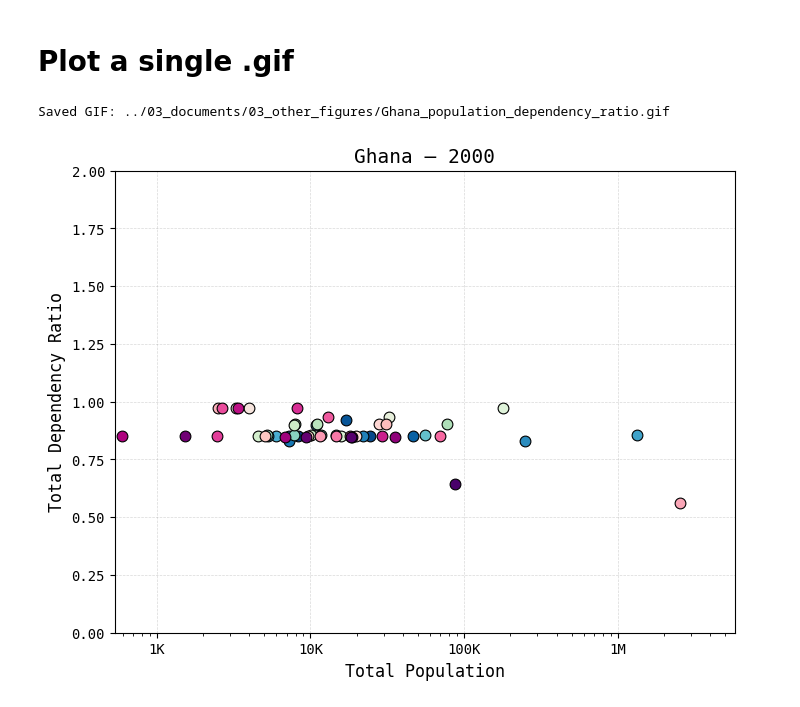
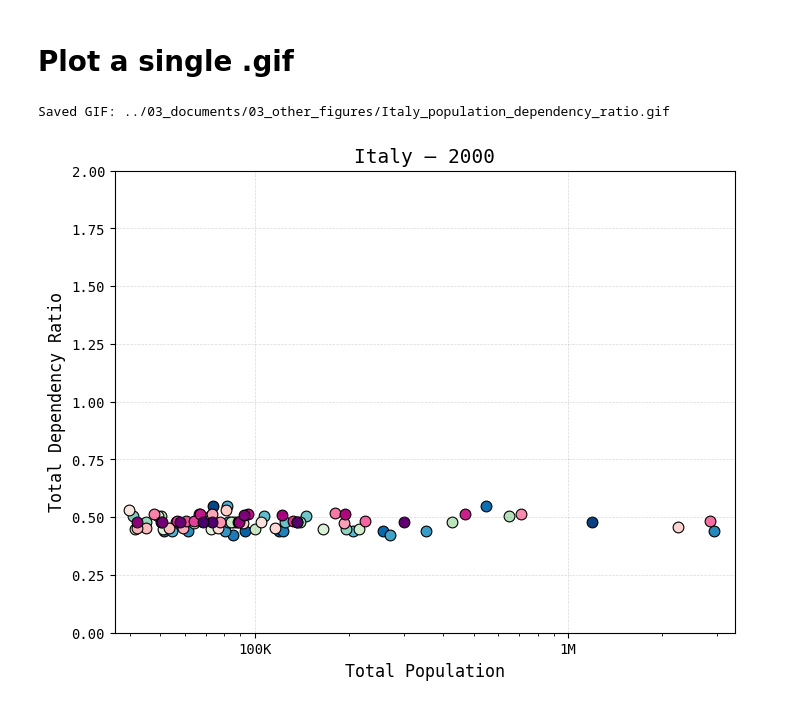
Before and after one commit to zimmermaps/urban_demography, a Jupyter notebook: 02_code/07_fun_figures.ipynb, the cells around one changed output. Cells and saved outputs as stored; diff of their text form; code cells hidden in the pictures.

```diff
--- a/02_code/07_fun_figures.ipynb
+++ b/02_code/07_fun_figures.ipynb
@@ -463,7 +463,7 @@ from matplotlib.colors import LinearSegmentedColormap
 # -----------------------------
 # SETTINGS
 # -----------------------------
-country_to_plot = "Ghana"
+country_to_plot = "Italy"
 
 data_folder = Path("../01_data/")
 output_folder = Path("../03_documents/03_other_figures/")
@@ -569,34 +569,34 @@ def update(frame):
                 linewidth=0.3
             )
 
     # -----------------------------
     # CURRENT POINTS
     # -----------------------------
     for loc in locations:
         loc_data = current[current["ID_UC_G0"] == loc]
         if len(loc_data) == 0:
             continue
         ax.scatter(
             loc_data["total_pop"],
             loc_data["total_dr"],
             s=60,
             color=color_map[loc],
             edgecolor="black",
             linewidth=0.8
         )
 
 # -----------------------------
 # CREATE ANIMATION
 # -----------------------------
-anim = FuncAnimation(fig, update, frames=len(years), interval=800, repeat=True)
+anim = FuncAnimation(fig, update, frames=len(years), interval=500, repeat=True)
 
 # -----------------------------
 # SAVE GIF
 # -----------------------------
-writer = PillowWriter(fps=0.5)
+writer = PillowWriter(fps=6)
 anim.save(output_gif, writer=writer, dpi=200)
 
 print("Saved GIF:", output_gif)
 # %% [output]
-Saved GIF: ../03_documents/03_other_figures/Ghana_population_dependency_ratio.gif
+Saved GIF: ../03_documents/03_other_figures/Italy_population_dependency_ratio.gif
-[figure, old version]
+[figure, new version]
```
Also changed, not shown: 6 other files.
